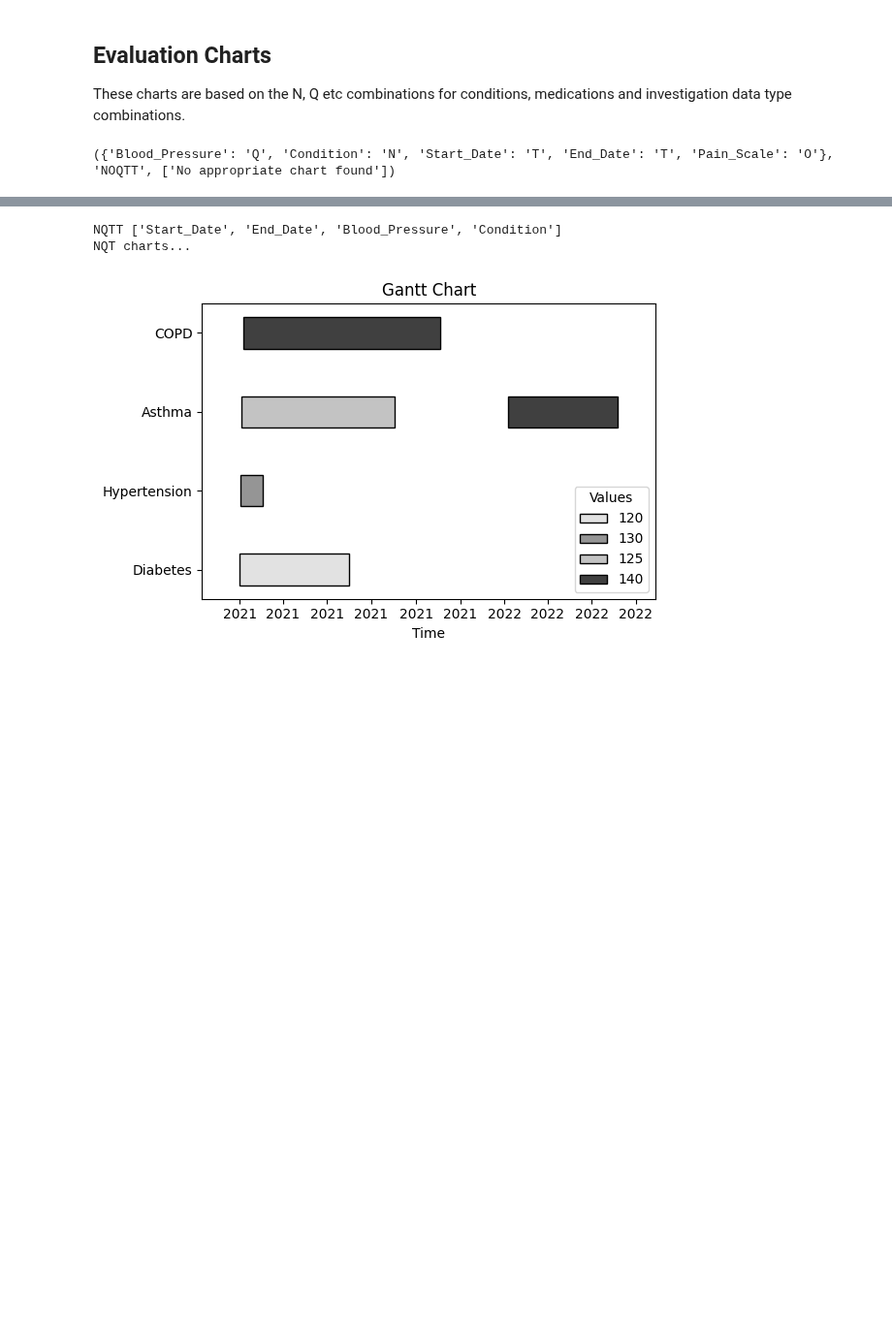
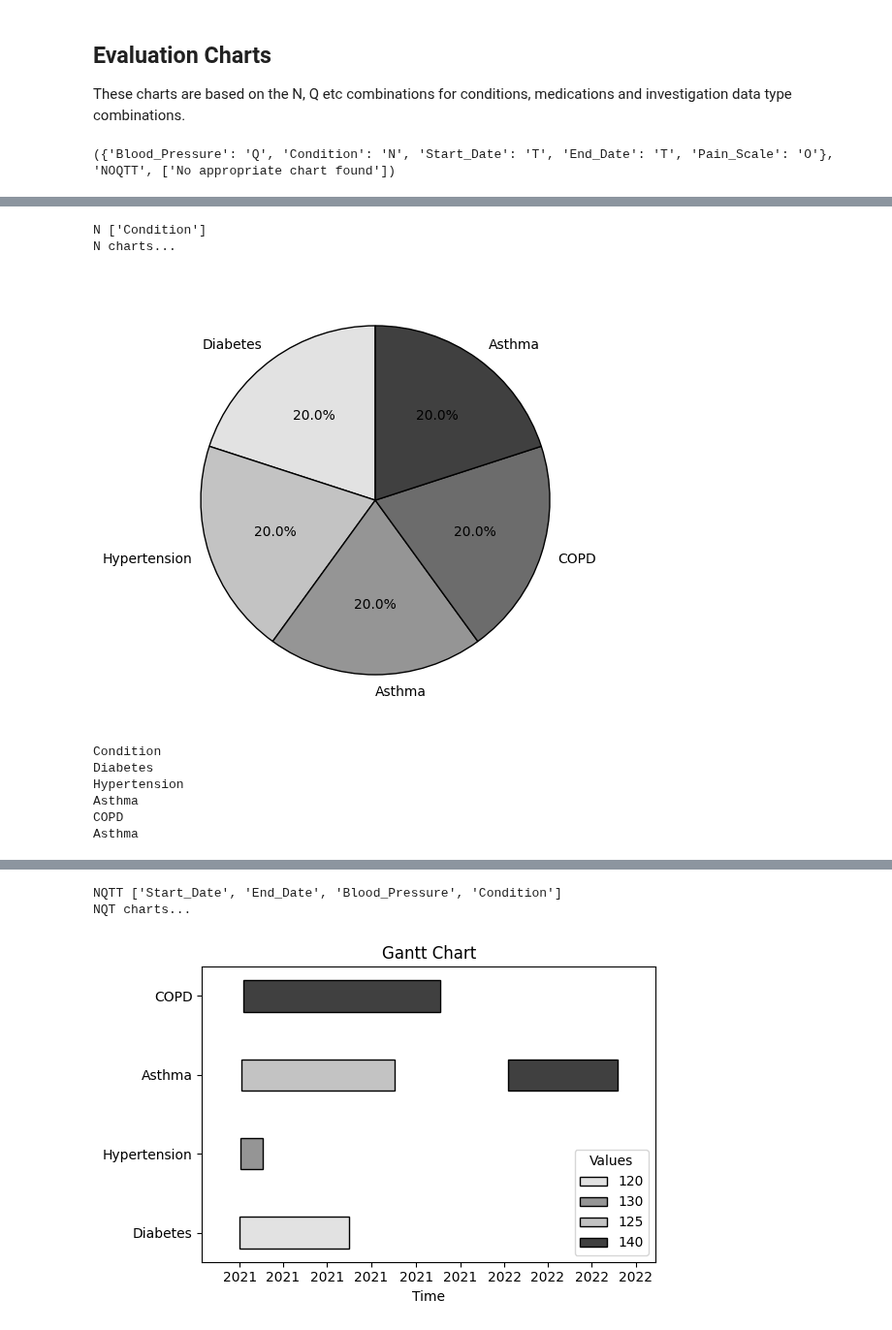
Before and after one commit to layik/dynairxvis, a Jupyter notebook: notebooks/get_started.ipynb, the cells around one changed output, grey strips where cells are left out. Shown at 97% size. Drawn from its saved outputs; the diff is of its cells as text; code cells hidden in the pictures; blank space fills up the shorter version.

```diff
--- a/notebooks/get_started.ipynb
+++ b/notebooks/get_started.ipynb
@@ -98,3 +87,16 @@ Plotting histogram for Blood_Pressure...
+# %%
+############################## N
+plot_charts(df, column_refs=['Condition'])
+# %% [output]
+N ['Condition']
+N charts...
+[figure, added]
+Condition
+Diabetes
+Hypertension
+Asthma
+COPD
+Asthma
 # %%
 ############################## NQ
 plot_charts(df, column_refs=['Blood_Pressure', 'Condition'])
```
Also changed, not shown: parts of 14 cells of this notebook, 2 other files.
